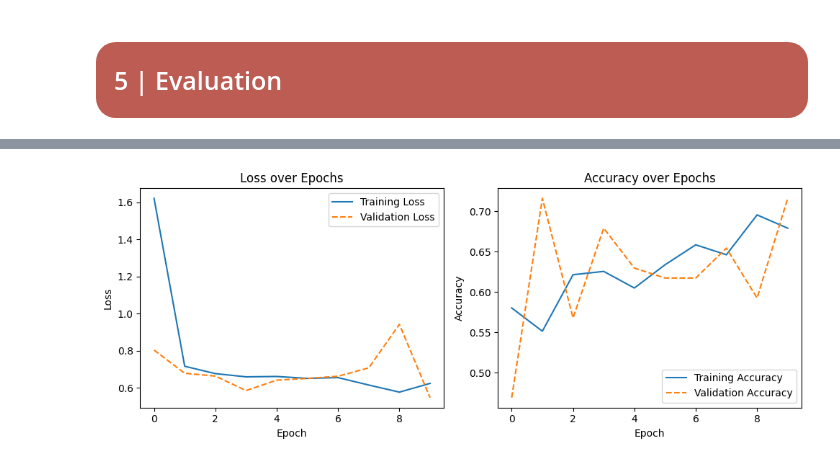
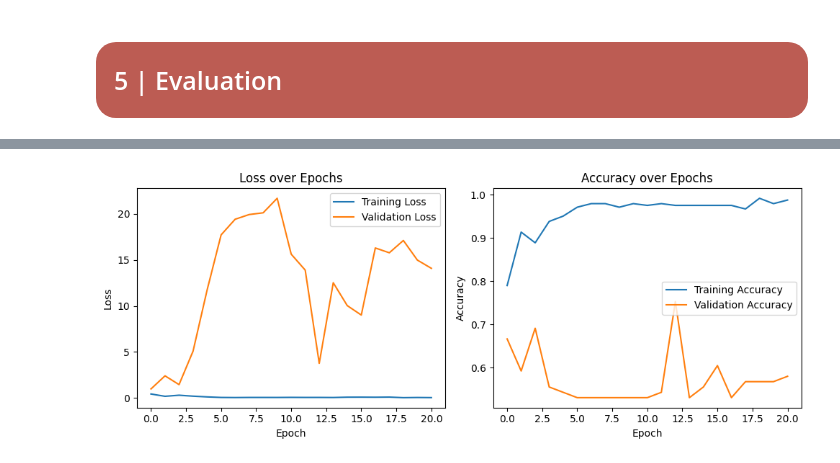
Before and after one commit to maxbrehmer/deep_learning_pr4, a Jupyter notebook: max_branch/covid19-cnn-chest-x-ray.ipynb, the cells around one changed output, grey strips where cells are left out. Drawn from its saved outputs; the diff is of its cells as text; code cells hidden in the pictures.

```diff
--- a/max_branch/covid19-cnn-chest-x-ray.ipynb
+++ b/max_branch/covid19-cnn-chest-x-ray.ipynb
@@ -132,26 +140,3 @@ Using 81 files for validation.
 # %% [markdown]
 
 # <div style="padding:18px;color:white;margin:0;font-size:25px;text-align:left;display:fill;border-radius:20px;background-color:#bc5c53;overflow:hidden">4 | CNN</div>
-# %%
-# Build your model
-model = models.Sequential([
-    # Augmentation layers at the very beginning:
-    data_augmentation,
-
-    # Followed by CNN layers:
-    layers.Conv2D(32, (3,3), activation='relu', input_shape=(224, 224, 1)),
-    layers.MaxPooling2D((2,2)),
-    layers.Conv2D(64, (3,3), activation='relu'),
-    layers.MaxPooling2D((2,2)),
-
-    # End with Dense & output layer
-    layers.Flatten(),
-    layers.Dense(128, activation='relu'),
-    layers.Dense(1, activation='sigmoid')
-])
-
-# Compile the model
-model.compile(optimizer='adam', loss='binary_crossentropy', metrics=['accuracy'])
-
-# Train directly on datasets created by image_dataset_from_directory
-history = model.fit(train_ds, validation_data=val_ds, epochs=10)
@@ -180,0 +183,11 @@ Epoch 10/10
+# %%
+# Early stopping to prevent overfitting
+early_stopping = EarlyStopping(monitor='val_loss', patience=20, restore_best_weights=True)
+
+# Train the model
+history = model.fit(
+    train_ds,
+    validation_data=val_ds,
+    epochs=200,
+    callbacks=[early_stopping]
+)
@@ -204,30 +219,35 @@ _________________________________________________________________
 # %%
+from sklearn.metrics import classification_report, confusion_matrix
+
+import matplotlib.pyplot as plt
+import seaborn as sns
+
 # Extract the loss and accuracy values for each epoch
 train_loss = history.history['loss']
 val_loss = history.history['val_loss']
 train_acc = history.history.get('accuracy', history.history.get('acc', []))
 val_acc = history.history.get('val_accuracy', history.history.get('val_acc', []))
 
 # Plot loss curves
 plt.figure(figsize=(10, 4))
 plt.subplot(1, 2, 1)
 plt.plot(train_loss, label='Training Loss')
-plt.plot(val_loss, label='Validation Loss', linestyle='--')
+plt.plot(val_loss, label='Validation Loss', linestyle='-')
 plt.title('Loss over Epochs')
 plt.xlabel('Epoch')
 plt.ylabel('Loss')
 plt.legend()
 
 # Plot accuracy curves
 plt.subplot(1, 2, 2)
 plt.plot(train_acc, label='Training Accuracy')
-plt.plot(val_acc, label='Validation Accuracy', linestyle='--')
+plt.plot(val_acc, label='Validation Accuracy', linestyle='-')
 plt.title('Accuracy over Epochs')
 plt.xlabel('Epoch')
 plt.ylabel('Accuracy')
 plt.legend()
 
 plt.tight_layout()
 plt.show()
 # %% [output]
-[figure, old version]
+[figure, new version]
```
Also changed, not shown: parts of 8 cells of this notebook.
